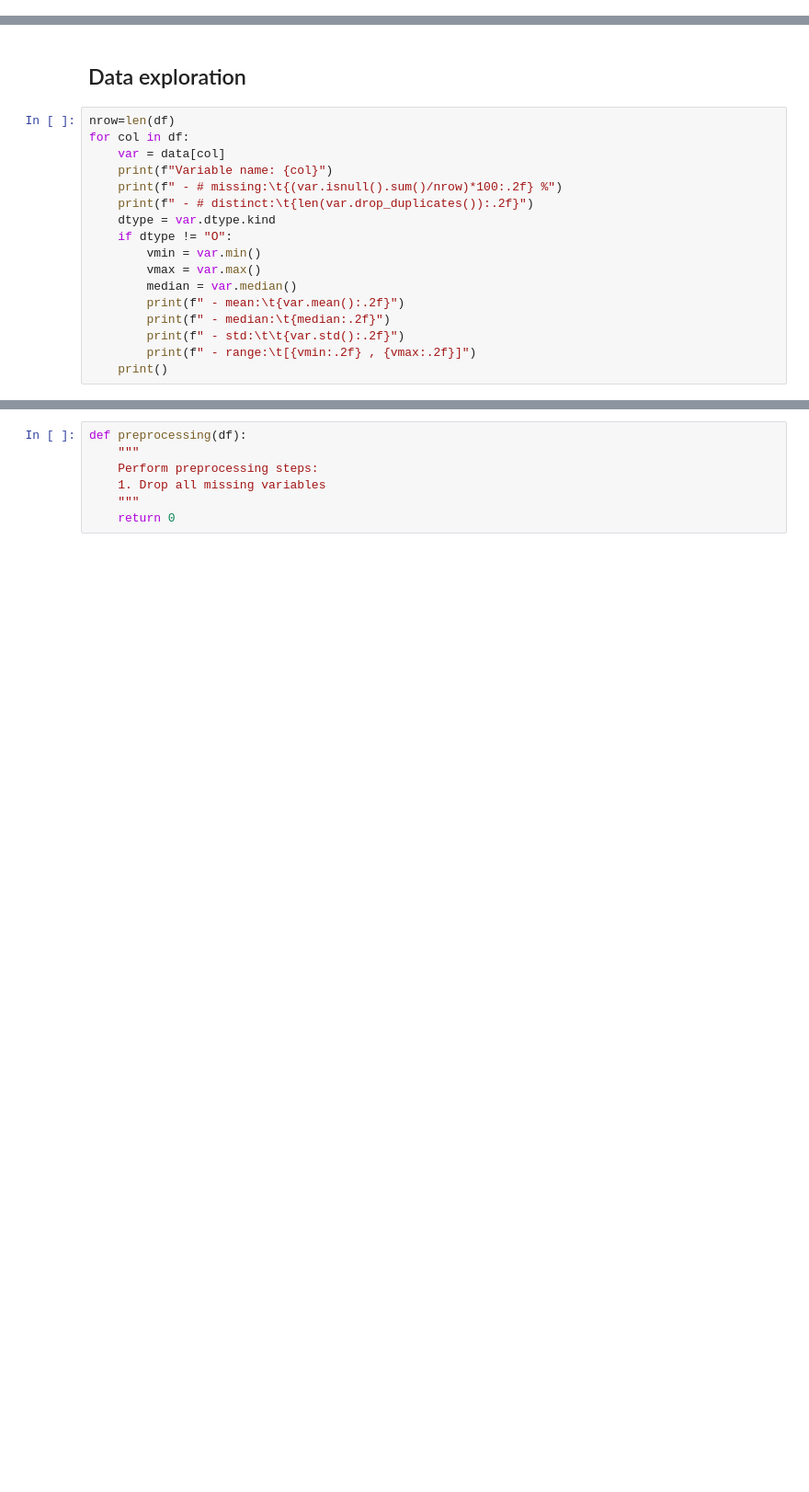
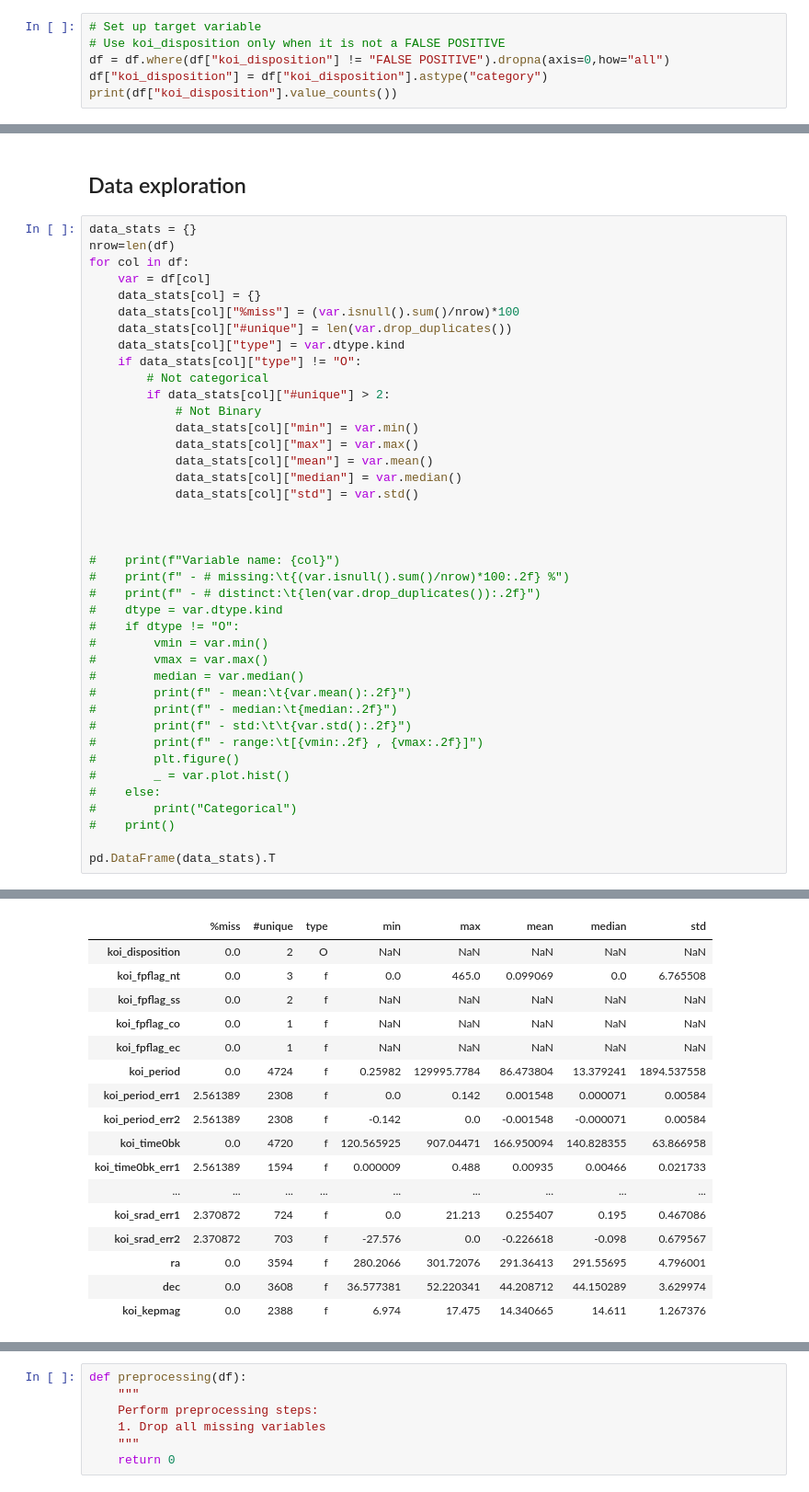
Before and after one commit to mp2b31/MDS-ML-Exoplanets, a Jupyter notebook: Exoplanet Identification.ipynb, the cells around one changed output, grey strips where cells are left out. Shown: that part at 92% size. Saved outputs shown, nothing was run; the diff lists cells and outputs as text; blank space fills up the shorter version.

Commit message:
More data exploration

```diff
--- a/Exoplanet Identification.ipynb
+++ b/Exoplanet Identification.ipynb
@@ -33,0 +49,6 @@ df["koi_disposition"] = df["koi_disposition"].astype("category")
+# %%
+# Set up target variable
+# Use koi_disposition only when it is not a FALSE POSITIVE
+df = df.where(df["koi_disposition"] != "FALSE POSITIVE").dropna(axis=0,how="all")
+df["koi_disposition"] = df["koi_disposition"].astype("category")
+print(df["koi_disposition"].value_counts())
@@ -34,20 +60,43 @@ df["koi_disposition"] = df["koi_disposition"].astype("category")
 # %% [markdown]
 ## Data exploration
 # %%
+data_stats = {}
 nrow=len(df)
 for col in df:
-    var = data[col]
-    print(f"Variable name: {col}")
-    print(f" - # missing:\t{(var.isnull().sum()/nrow)*100:.2f} %")
-    print(f" - # distinct:\t{len(var.drop_duplicates()):.2f}")
-    dtype = var.dtype.kind
-    if dtype != "O":
-        vmin = var.min()
-        vmax = var.max()
-        median = var.median()
-        print(f" - mean:\t{var.mean():.2f}")
-        print(f" - median:\t{median:.2f}")
-        print(f" - std:\t\t{var.std():.2f}")
-        print(f" - range:\t[{vmin:.2f} , {vmax:.2f}]")
-    print()
+    var = df[col]
+    data_stats[col] = {}
+    data_stats[col]["%miss"] = (var.isnull().sum()/nrow)*100
+    data_stats[col]["#unique"] = len(var.drop_duplicates())
+    data_stats[col]["type"] = var.dtype.kind
+    if data_stats[col]["type"] != "O":
+        # Not categorical
+        if data_stats[col]["#unique"] > 2:
+            # Not Binary
+            data_stats[col]["min"] = var.min()
+            data_stats[col]["max"] = var.max()
+            data_stats[col]["mean"] = var.mean()
+            data_stats[col]["median"] = var.median()
+            data_stats[col]["std"] = var.std()
+
+
+
+#    print(f"Variable name: {col}")
+#    print(f" - # missing:\t{(var.isnull().sum()/nrow)*100:.2f} %")
+#    print(f" - # distinct:\t{len(var.drop_duplicates()):.2f}")
+#    dtype = var.dtype.kind
+#    if dtype != "O":
+#        vmin = var.min()
+#        vmax = var.max()
+#        median = var.median()
+#        print(f" - mean:\t{var.mean():.2f}")
+#        print(f" - median:\t{median:.2f}")
+#        print(f" - std:\t\t{var.std():.2f}")
+#        print(f" - range:\t[{vmin:.2f} , {vmax:.2f}]")
+#        plt.figure()
+#        _ = var.plot.hist()
+#    else:
+#        print("Categorical")
+#    print()
+
+pd.DataFrame(data_stats).T
 # %% [output]
@@ -70,0 +103,17 @@ Variable name: koi_fpflag_nt
+|  | %miss | #unique | type | min | max | mean | median | std |
+| koi_disposition | 0.0 | 2 | O | NaN | NaN | NaN | NaN | NaN |
+| koi_fpflag_nt | 0.0 | 3 | f | 0.0 | 465.0 | 0.099069 | 0.0 | 6.765508 |
+| koi_fpflag_ss | 0.0 | 2 | f | NaN | NaN | NaN | NaN | NaN |
+| koi_fpflag_co | 0.0 | 1 | f | NaN | NaN | NaN | NaN | NaN |
+| koi_fpflag_ec | 0.0 | 1 | f | NaN | NaN | NaN | NaN | NaN |
+| koi_period | 0.0 | 4724 | f | 0.25982 | 129995.7784 | 86.473804 | 13.379241 | 1894.537558 |
+| koi_period_err1 | 2.561389 | 2308 | f | 0.0 | 0.142 | 0.001548 | 0.000071 | 0.00584 |
+| koi_period_err2 | 2.561389 | 2308 | f | -0.142 | 0.0 | -0.001548 | -0.000071 | 0.00584 |
+| koi_time0bk | 0.0 | 4720 | f | 120.565925 | 907.04471 | 166.950094 | 140.828355 | 63.866958 |
+| koi_time0bk_err1 | 2.561389 | 1594 | f | 0.000009 | 0.488 | 0.00935 | 0.00466 | 0.021733 |
+| ... | ... | ... | ... | ... | ... | ... | ... | ... |
+| koi_srad_err1 | 2.370872 | 724 | f | 0.0 | 21.213 | 0.255407 | 0.195 | 0.467086 |
+| koi_srad_err2 | 2.370872 | 703 | f | -27.576 | 0.0 | -0.226618 | -0.098 | 0.679567 |
+| ra | 0.0 | 3594 | f | 280.2066 | 301.72076 | 291.36413 | 291.55695 | 4.796001 |
+| dec | 0.0 | 3608 | f | 36.577381 | 52.220341 | 44.208712 | 44.150289 | 3.629974 |
+| koi_kepmag | 0.0 | 2388 | f | 6.974 | 17.475 | 14.340665 | 14.611 | 1.267376 |
```
Also changed, not shown: parts of 13 cells of this notebook.
